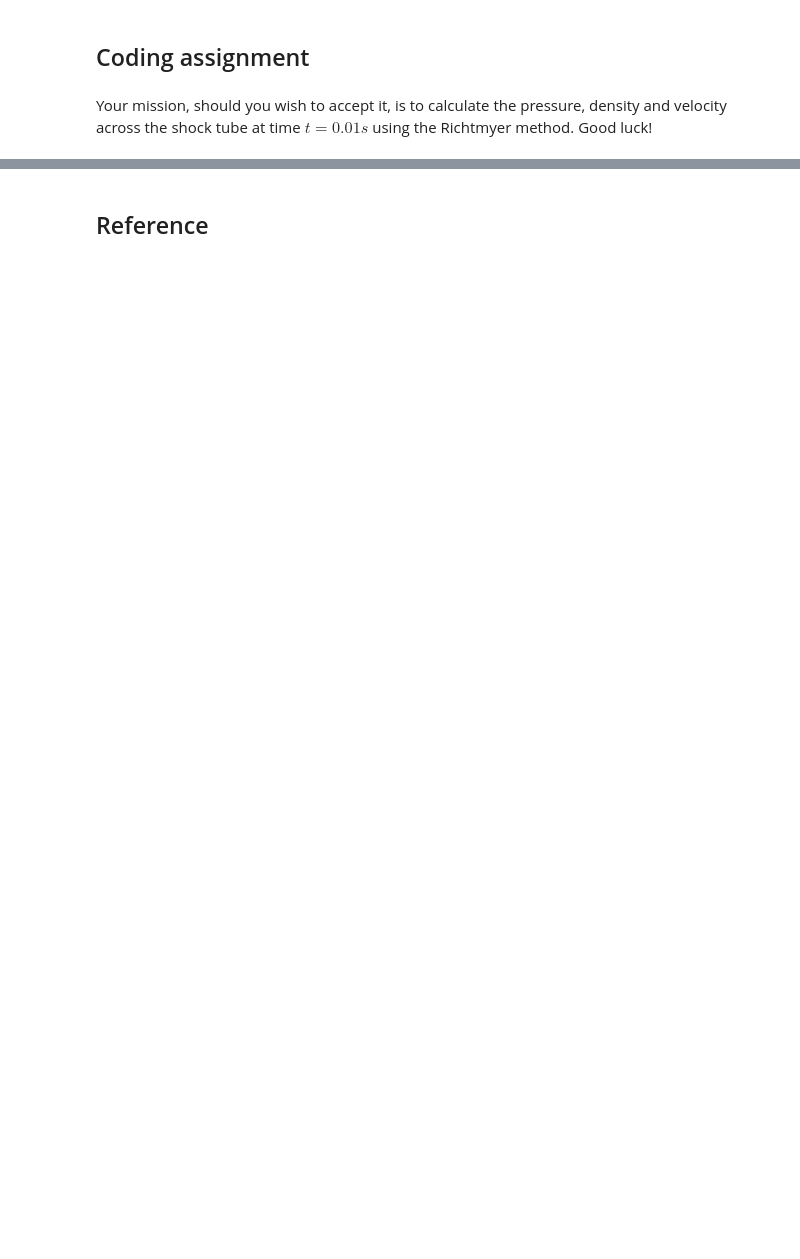
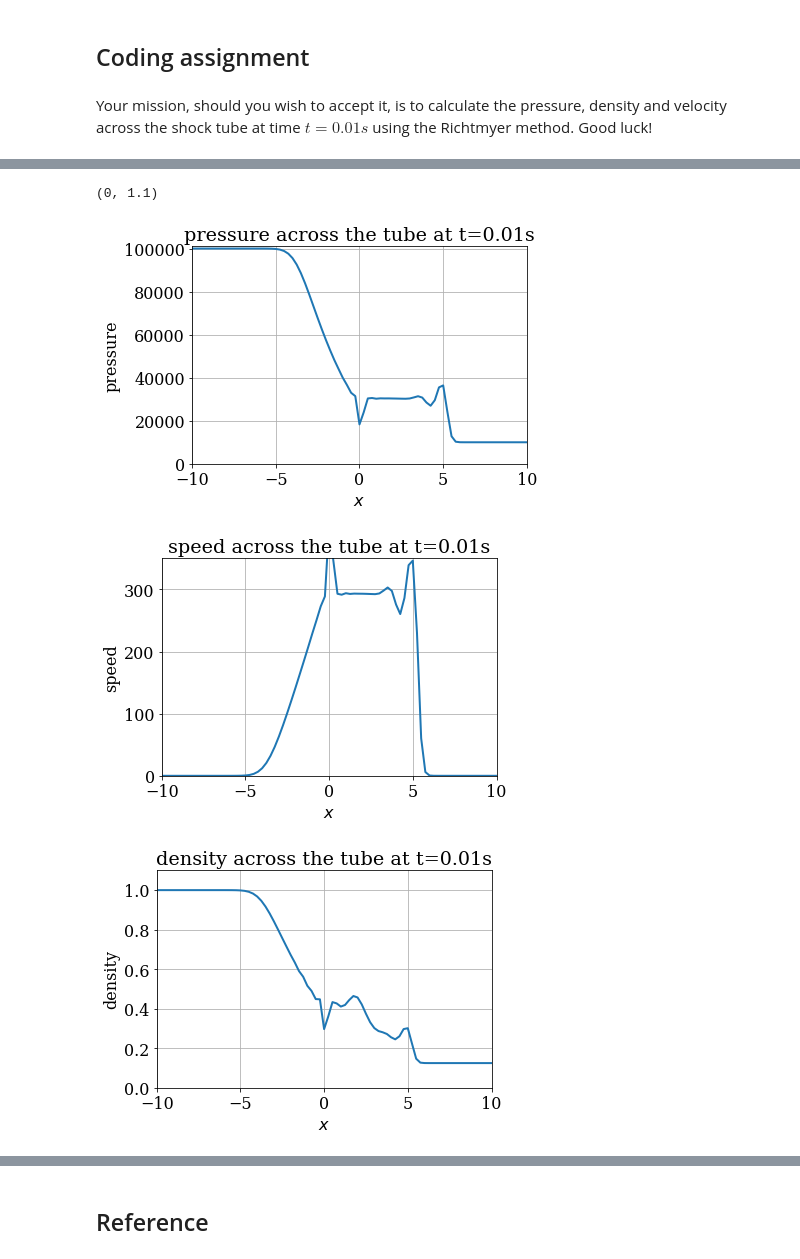
Before and after one commit to NoeDurandard/first_repo-1, a Jupyter notebook: numerical-mooc/working/03_wave/03_05_Sods_Shock_Tube.ipynb, the cells around one changed output, grey strips where cells are left out. Saved outputs shown, nothing was run; the diff lists cells and outputs as text; code cells hidden in the pictures; blank space fills up the shorter version.

```diff
--- a/numerical-mooc/working/03_wave/03_05_Sods_Shock_Tube.ipynb
+++ b/numerical-mooc/working/03_wave/03_05_Sods_Shock_Tube.ipynb
@@ -421 +419,34 @@ density  0.3872597367481859
+# %%
+fig = pyplot.figure(figsize=(6.0, 4.0))
+pyplot.title('pressure across the tube at t=0.01s')
+pyplot.xlabel(r'$x$')
+pyplot.ylabel('pressure')
+pyplot.grid()
+line = pyplot.plot(x, (gamma-1)*(u_hist[nt][2,:]-u_hist[nt][1,:]**2/(2*u_hist[nt][0,:])),
+                   color='C0', linestyle='-', linewidth=2)[0]
+pyplot.xlim(-L/2, L/2)
+pyplot.ylim(0,101000)
+fig = pyplot.figure(figsize=(6.0, 4.0))
+pyplot.title('speed across the tube at t=0.01s')
+pyplot.xlabel(r'$x$')
+pyplot.ylabel('speed')
+pyplot.grid()
+line = pyplot.plot(x, u_hist[nt][1]/u_hist[nt][0],
+                   color='C0', linestyle='-', linewidth=2)[0]
+pyplot.xlim(-L/2, L/2)
+pyplot.ylim(0,350)
+fig = pyplot.figure(figsize=(6.0, 4.0))
+pyplot.title('density across the tube at t=0.01s')
+pyplot.xlabel(r'$x$')
+pyplot.ylabel('density')
+pyplot.grid()
+line = pyplot.plot(x, u_hist[nt][0],
+                   color='C0', linestyle='-', linewidth=2)[0]
+pyplot.xlim(-L/2, L/2)
+pyplot.ylim(0,1.1)
+# %% [output]
+(0, 1.1)
+[figure, added]
+[figure, added]
+[figure, added]
 # %%
```
Also changed, not shown: parts of 8 cells of this notebook, 3 other files.
